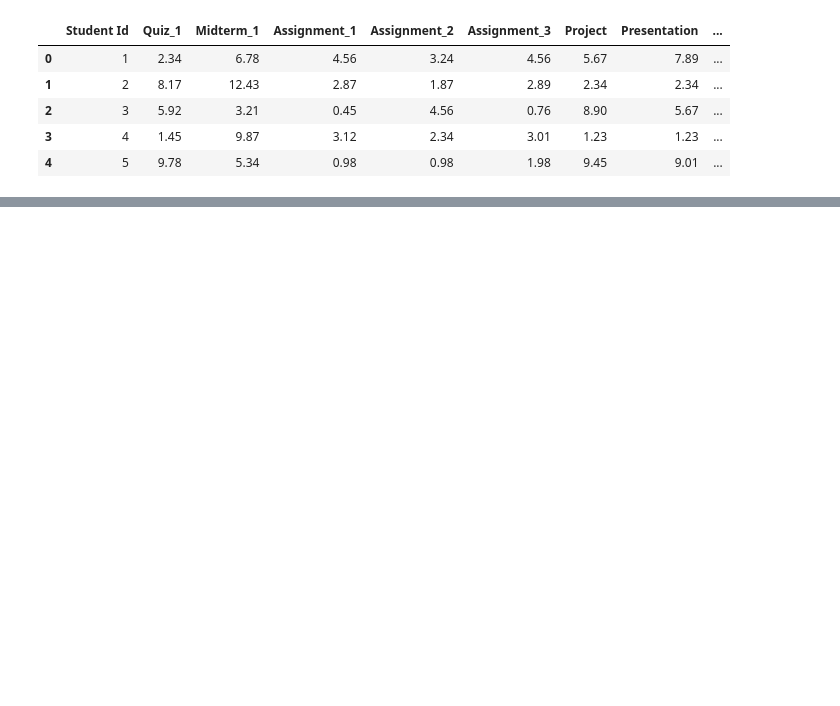
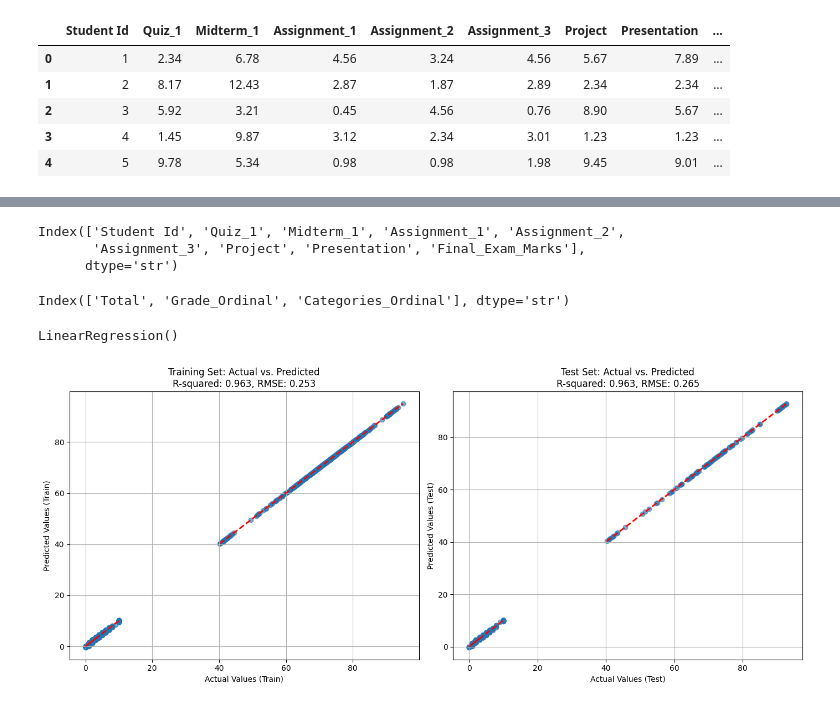
Before and after one commit to huyqng1412/da_ml_docker_project, a Jupyter notebook: notebooks/ai_dataset_analysis.ipynb, the cells around one changed output, grey strips where cells are left out. Drawn from its saved outputs; the diff is of its cells as text; code cells hidden in the pictures; blank space fills up the shorter version.

Commit message:
Practice again with the AI dataset using Linear Regression + the help with Copilot AI

```diff
--- a/notebooks/ai_dataset_analysis.ipynb
+++ b/notebooks/ai_dataset_analysis.ipynb
@@ -22,0 +164,58 @@ data.head(5)
+# %%
+X = data.drop(columns=['Total', 'Grade', 'Categories', 'Grade_Ordinal', 'Categories_Cleaned', 'Categories_Ordinal', 'Cleaned_Grade'])
+X.columns
+# %% [output]
+Index(['Student Id', 'Quiz_1', 'Midterm_1', 'Assignment_1', 'Assignment_2',
+       'Assignment_3', 'Project', 'Presentation', 'Final_Exam_Marks'],
+      dtype='str')
+# %%
+y = data[['Total', 'Grade_Ordinal', 'Categories_Ordinal']]
+y.columns
+# %% [output]
+Index(['Total', 'Grade_Ordinal', 'Categories_Ordinal'], dtype='str')
+# %%
+X_train, X_test, y_train, y_test = train_test_split(X, y, test_size=0.2, random_state=42)
+# %%
+model = LinearRegression()
+model.fit(X_train, y_train)
+# %% [output]
+LinearRegression()
+# %%
+y_pred = model.predict(X_test)
+# %%
+from sklearn.metrics import mean_squared_error, r2_score
+
+# Generate predictions for the training set
+y_train_pred = model.predict(X_train)
+
+# Calculate metrics for training set
+rmse_train = np.sqrt(mean_squared_error(y_train, y_train_pred))
+r2_train = r2_score(y_train, y_train_pred)
+
+# Calculate metrics for testing set
+rmse_test = np.sqrt(mean_squared_error(y_test, y_pred))
+r2_test = r2_score(y_test, y_pred)
+
+# Create subplots for visualization
+fig, axes = plt.subplots(1, 2, figsize=(14, 6))
+
+# Plot for Training Data
+axes[0].scatter(y_train, y_train_pred, alpha=0.6)
+axes[0].plot([y_train.min(), y_train.max()], [y_train.min(), y_train.max()], 'r--', lw=2) # Ideal line
+axes[0].set_xlabel("Actual Values (Train)")
+axes[0].set_ylabel("Predicted Values (Train)")
+axes[0].set_title(f"Training Set: Actual vs. Predicted\nR-squared: {r2_train:.3f}, RMSE: {rmse_train:.3f}")
+axes[0].grid(True)
+
+# Plot for Test Data
+axes[1].scatter(y_test, y_pred, alpha=0.6)
+axes[1].plot([y_test.min(), y_test.max()], [y_test.min(), y_test.max()], 'r--', lw=2) # Ideal line
+axes[1].set_xlabel("Actual Values (Test)")
+axes[1].set_ylabel("Predicted Values (Test)")
+axes[1].set_title(f"Test Set: Actual vs. Predicted\nR-squared: {r2_test:.3f}, RMSE: {rmse_test:.3f}")
+axes[1].grid(True)
+
+plt.tight_layout()
+plt.show()
+# %% [output]
+[figure, added]
```
Also changed, not shown: parts of 14 cells of this notebook, 1 other file.
